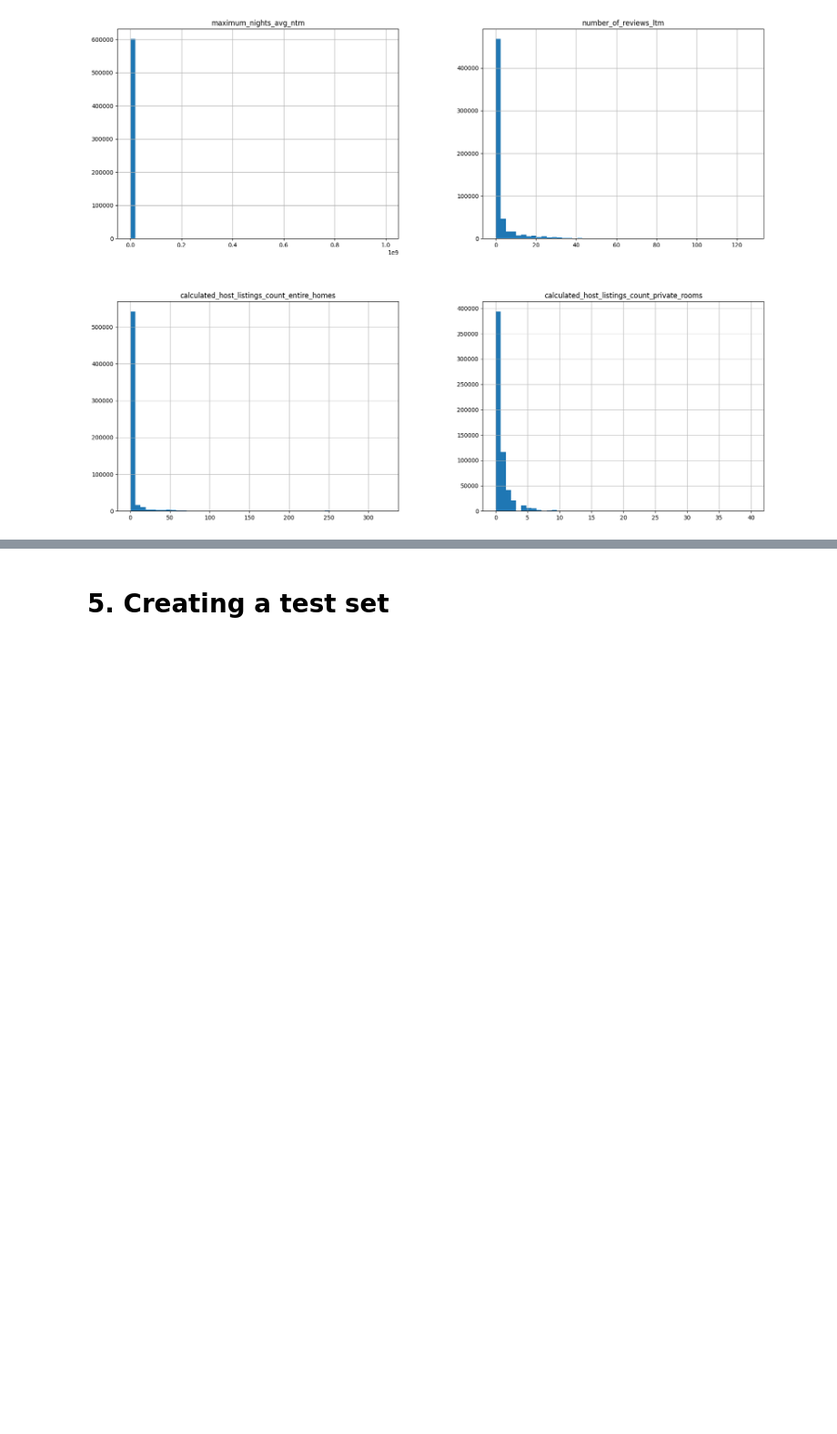
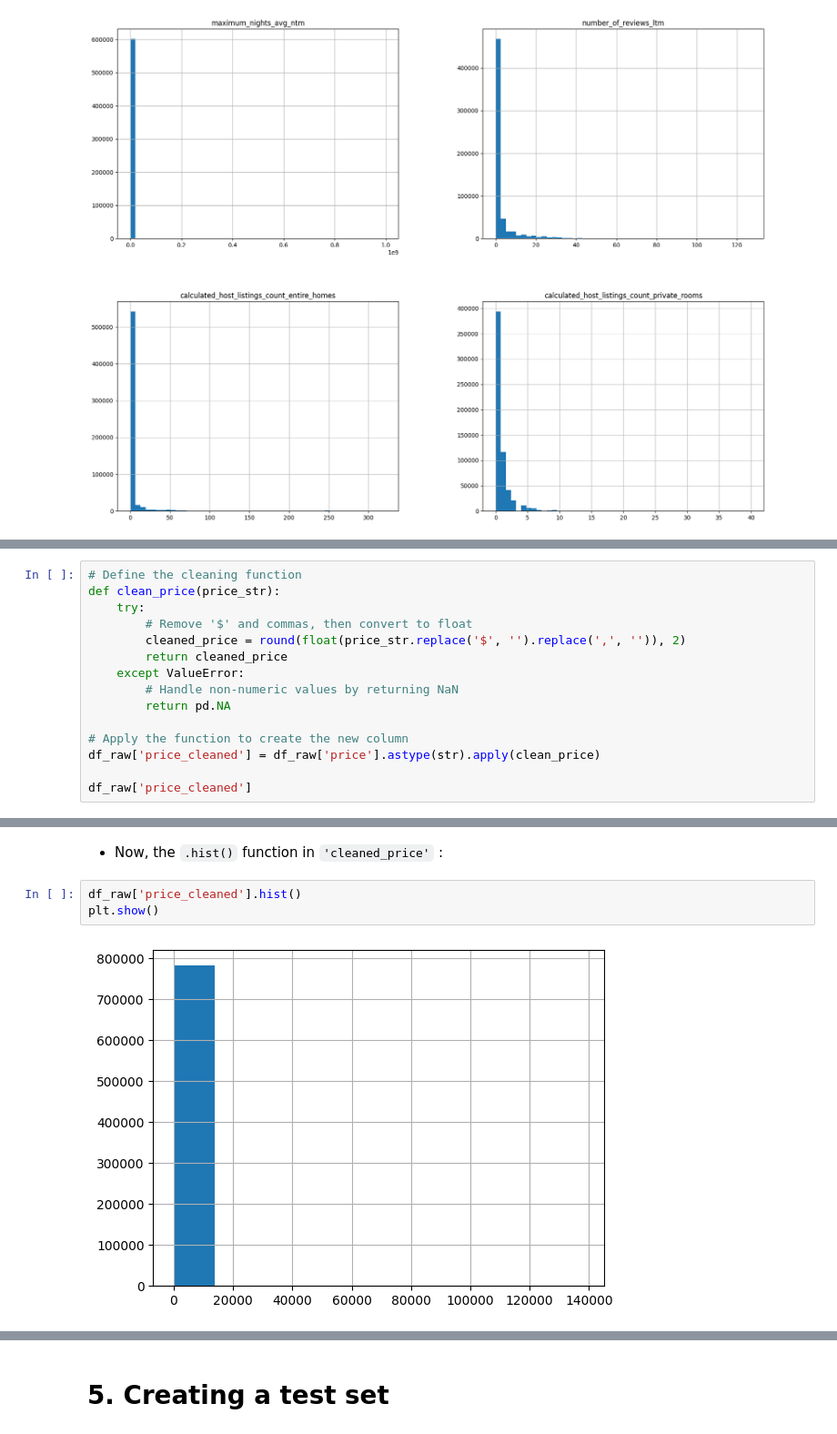
Before and after one commit to arthurcornelio88/airbnbpricing, a Jupyter notebook: airbnb-pricing.ipynb, the cells around one changed output, grey strips where cells are left out. Shown: that part at 91% size. Cells and saved outputs as stored; diff of their text form; blank space fills up the shorter version.

```diff
--- a/airbnb-pricing.ipynb
+++ b/airbnb-pricing.ipynb
@@ -199,0 +231,15 @@ plt.show()
+# %%
+# Define the cleaning function
+def clean_price(price_str):
+    try:
+        # Remove '$' and commas, then convert to float
+        cleaned_price = round(float(price_str.replace('$', '').replace(',', '')), 2)
+        return cleaned_price
+    except ValueError:
+        # Handle non-numeric values by returning NaN
+        return pd.NA
+
+# Apply the function to create the new column
+df_raw['price_cleaned'] = df_raw['price'].astype(str).apply(clean_price)
+
+df_raw['price_cleaned']
@@ -199,0 +259,7 @@ plt.show()
+# %% [markdown]
+- Now, the `.hist()` function in `'cleaned_price'` :
+# %%
+df_raw['price_cleaned'].hist()
+plt.show()
+# %% [output]
+[figure, added]
```
Also changed, not shown: parts of 67 cells of this notebook, 11 other files.
